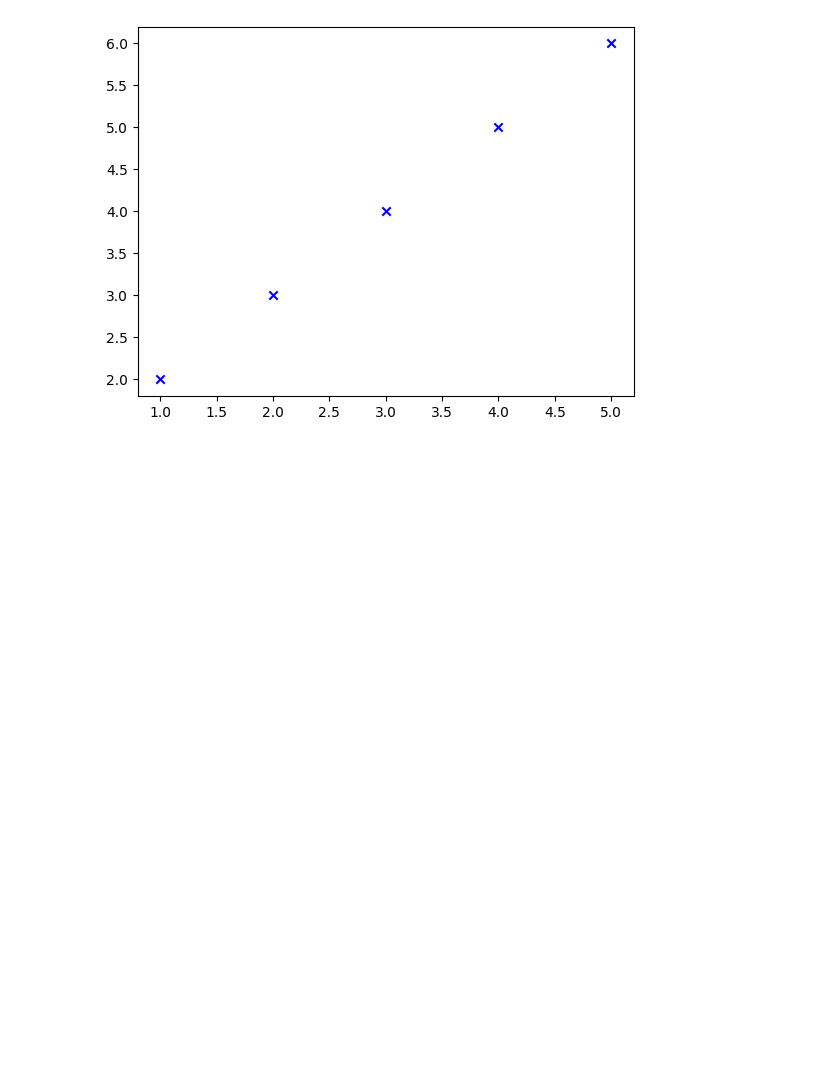
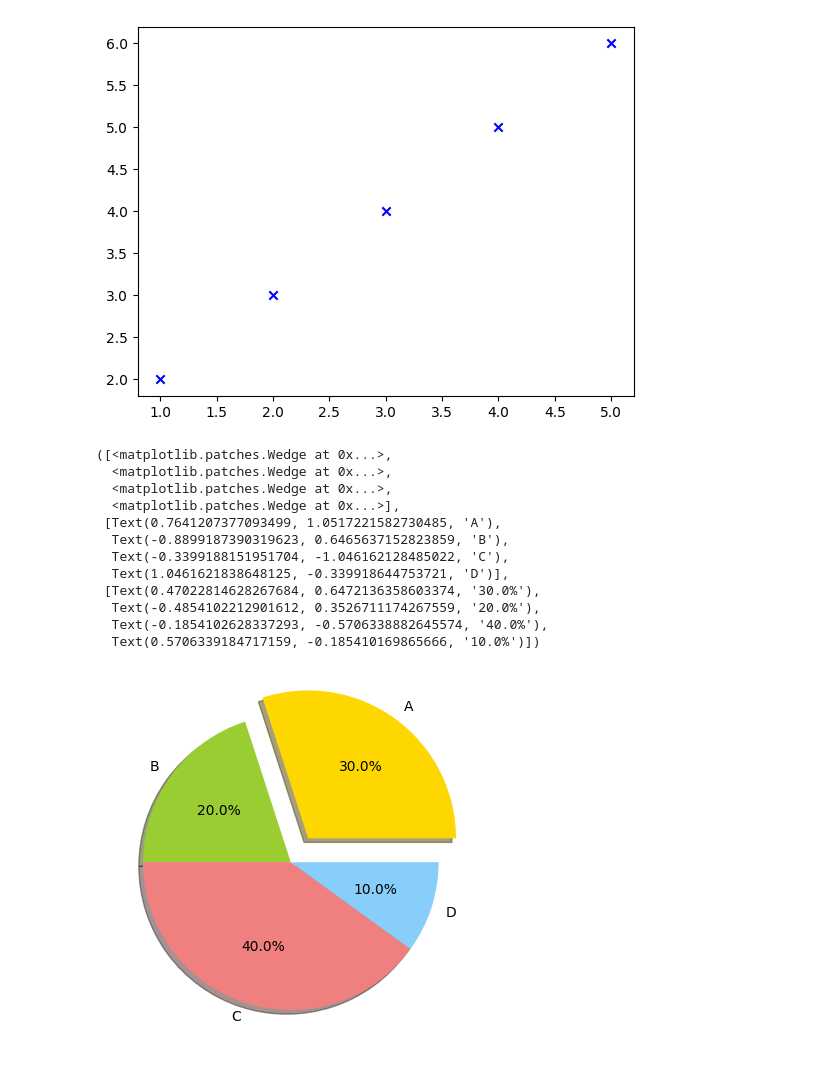
Before and after one commit to JASH2329/Python, a Jupyter notebook: Desktop/Data Analyst Boot Camp/Python/MatplotLib.ipynb, the cells around one changed output. Cells and saved outputs as stored; diff of their text form; code cells hidden in the pictures; blank space fills up the shorter version.

```diff
--- a/Desktop/Data Analyst Boot Camp/Python/MatplotLib.ipynb
+++ b/Desktop/Data Analyst Boot Camp/Python/MatplotLib.ipynb
@@ -116,3 +109,29 @@ plt.scatter(x,y,color="blue", marker='x')
 # %% [output]
 <matplotlib.collections.PathCollection at 0x...>
 [figure]
+# %%
+## Pie Chart
+
+labels=['A','B','C','D']
+sizes=[30,20,40,10]
+colors=['gold','yellowgreen', 'lightcoral','lightskyblue']
+explode=[0.2,0,0,0] ## Move out the 1st slice
+
+## Create a pie chart
+
+plt.pie(sizes, explode=explode, labels=labels, colors=colors, autopct="%1.1f%%",shadow=True)
+## it doesn't just show the number 30. It calculates "30 out of 100 is 30%" and displays 30.0% on that slice.
+# %% [output]
+([<matplotlib.patches.Wedge at 0x...>,
+  <matplotlib.patches.Wedge at 0x...>,
+  <matplotlib.patches.Wedge at 0x...>,
+  <matplotlib.patches.Wedge at 0x...>],
+ [Text(0.7641207377093499, 1.0517221582730485, 'A'),
+  Text(-0.8899187390319623, 0.6465637152823859, 'B'),
+  Text(-0.3399188151951704, -1.046162128485022, 'C'),
+  Text(1.0461621838648125, -0.339918644753721, 'D')],
+ [Text(0.47022814628267684, 0.6472136358603374, '30.0%'),
+  Text(-0.4854102212901612, 0.3526711174267559, '20.0%'),
+  Text(-0.1854102628337293, -0.5706338882645574, '40.0%'),
+  Text(0.5706339184717159, -0.185410169865666, '10.0%')])
+[figure, added]
```
Also changed, not shown: parts of 6 cells of this notebook, 2 other files.
